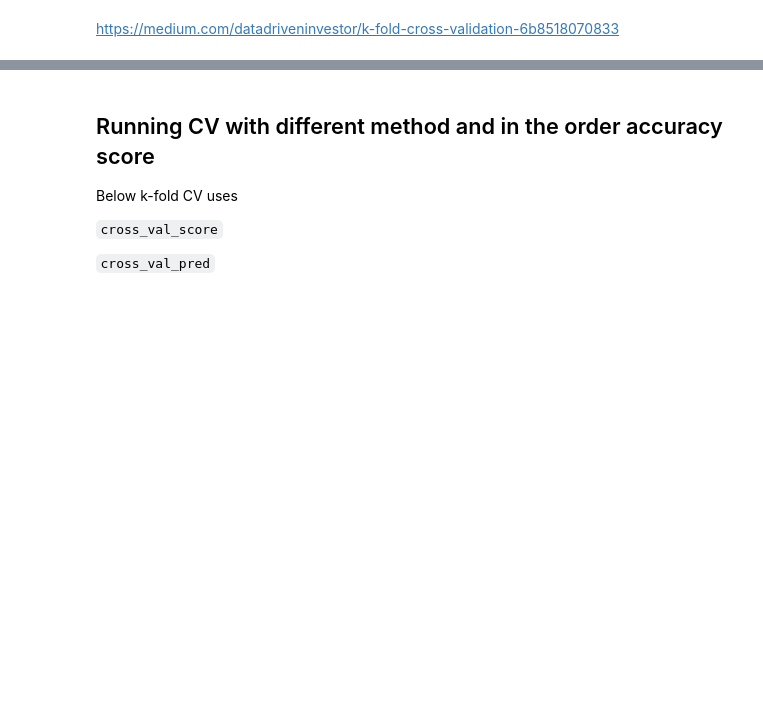
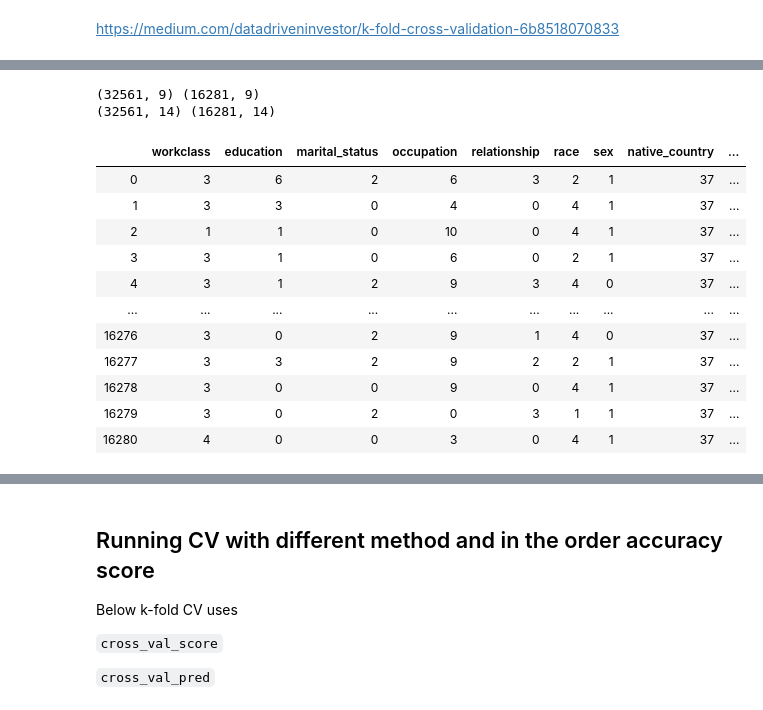
Before and after one commit to tech3371/ml_class, a Jupyter notebook: csci-5622-problem-set-4-2020-spring/HW-4-TenzinChoedon.ipynb, the cells around one changed output, grey strips where cells are left out. Cells and saved outputs as stored; diff of their text form; code cells hidden in the pictures; blank space fills up the shorter version.

```diff
--- a/csci-5622-problem-set-4-2020-spring/HW-4-TenzinChoedon.ipynb
+++ b/csci-5622-problem-set-4-2020-spring/HW-4-TenzinChoedon.ipynb
@@ -279,0 +201,17 @@ final_test = df_test_norm[selected]
+# %%
+clf = Classification()
+
+# convert train label to dataframe
+label = clf.train_label.values.ravel()
+df_label = pd.DataFrame(data=label,columns=['income'])
+df_label.shape
+
+# train data
+df_data = clf.train_data
+df_data = clf.preprocess(df_data,10)
+
+
+# test data
+test_df = clf.test_data
+print(df_data.shape,test_df.shape)
+test_df = clf.preprocess(test_df,10)
@@ -279,0 +220,63 @@ final_test = df_test_norm[selected]
+# %%
+# print(df_data.head() )
+categorical_feature_mask = df_data.dtypes==object # gets features with string or object value
+categorical_feature_mask
+# filter categorical columns using mask and turn it into a list
+categorical_cols = df_data.columns[categorical_feature_mask].tolist()
+categorical_cols.append('hours_per_week')
+# categorical_cols.append('education_num')
+# categorical_cols.append('capital_gain')
+# categorical_cols.append('capital_loss')
+
+# categorical_cols
+non_categorical_cols = list(set(df_data.columns) - set(categorical_cols))
+
+# encode categorical data
+encoded = clf.encode_df(df_data[categorical_cols])
+test_encoded = clf.encode_df(test_df[categorical_cols])
+
+# encoded,test_encoded = clf.panda_onehotencode(df_data,test_df,categorical_cols)
+print(encoded.shape,test_encoded.shape)
+encoded
+
+# min_max has is better than robustscaler
+# min_max_scaler = preprocessing.MinMaxScaler()
+# X = min_max_scaler.fit_transform(X)
+
+# scale is better than min_max
+# scale = preprocessing.scale(df_data[non_categorical_cols])
+# x_test = s
+# quantile_transformer did better than scale
+# quantile_transformer = preprocessing.QuantileTransformer(random_state=0)
+# X = quantile_transformer.fit_transform(X)
+quantile_transformer = preprocessing.QuantileTransformer(random_state=0)
+X_train_trans = quantile_transformer.fit_transform(df_data[non_categorical_cols])
+X_test_trans = quantile_transformer.transform(test_df[non_categorical_cols])
+
+# Normalized continous data
+# normalized = clf.normalize_data(df_data[non_categorical_cols])
+normalized = pd.DataFrame(data=X_train_trans,columns=non_categorical_cols)
+
+# test_normalized = clf.normalize_data(test_df[non_categorical_cols])
+test_normalized = pd.DataFrame(data=X_test_trans,columns=non_categorical_cols)
+
+# Concat both data
+final_train = pd.concat([encoded,normalized],axis=1)
+final_test = pd.concat([test_encoded,test_normalized],axis=1)
+print(final_train.shape,final_test.shape)
+final_test
+# %% [output]
+(32561, 9) (16281, 9)
+(32561, 14) (16281, 14)
+|  | workclass | education | marital_status | occupation | relationship | race | sex | native_country | ... |
+| 0 | 3 | 6 | 2 | 6 | 3 | 2 | 1 | 37 | ... |
+| 1 | 3 | 3 | 0 | 4 | 0 | 4 | 1 | 37 | ... |
+| 2 | 1 | 1 | 0 | 10 | 0 | 4 | 1 | 37 | ... |
+| 3 | 3 | 1 | 0 | 6 | 0 | 2 | 1 | 37 | ... |
+| 4 | 3 | 1 | 2 | 9 | 3 | 4 | 0 | 37 | ... |
+| ... | ... | ... | ... | ... | ... | ... | ... | ... | ... |
+| 16276 | 3 | 0 | 2 | 9 | 1 | 4 | 0 | 37 | ... |
+| 16277 | 3 | 3 | 2 | 9 | 2 | 2 | 1 | 37 | ... |
+| 16278 | 3 | 0 | 0 | 9 | 0 | 4 | 1 | 37 | ... |
+| 16279 | 3 | 0 | 2 | 0 | 3 | 1 | 1 | 37 | ... |
+| 16280 | 4 | 0 | 0 | 3 | 0 | 4 | 1 | 37 | ... |
```
Also changed, not shown: parts of 25 cells of this notebook, 3 other files.
